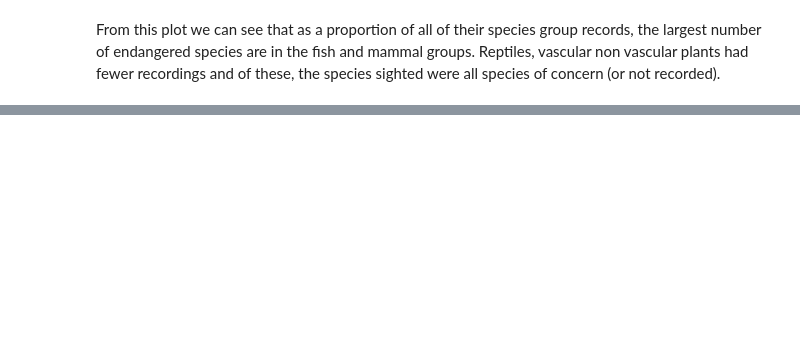
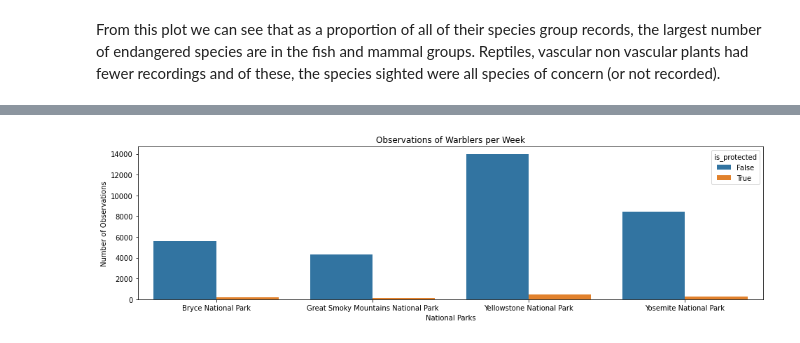
Before and after one commit to ctaylo-16/codecademy_data_science, a Jupyter notebook: biodiversity.ipynb, the cells around one changed output, grey strips where cells are left out. Saved outputs shown, nothing was run; the diff lists cells and outputs as text; code cells hidden in the pictures; blank space fills up the shorter version.

Commit message:
added in further filtering and looking at warblers

```diff
--- a/biodiversity.ipynb
+++ b/biodiversity.ipynb
@@ -122,0 +390,17 @@ print('The most frequently observed species overall was Lycopodium tristachyum,
+# %%
+#species['is_warbler'] = species.common_names.str.contains(r"\bWarbler\b", regex = True)
+species['is_warbler'] = species.common_names.str.contains("Warbler")
+species.sample(10)
+print(species.sort_values('is_warbler', ascending=False))
+species[species.is_warbler]
+warblers = species[species['is_warbler'] == True]
+print(warblers.common_names.nunique())
+
+
+warbler_observations = obs.merge(species[species.is_warbler])
+print(warbler_observations.head())
+
+
+protected_warblers = warbler_observations[warbler_observations['is_protected'] == True]
+print(protected_warblers)
+print(len(protected_warblers))
@@ -122,0 +427,4 @@ print('The most frequently observed species overall was Lycopodium tristachyum,
+# %%
+warbler_observations.groupby('park_name').observations.sum().reset_index()
+obs_by_park = warbler_observations.groupby(['park_name', 'is_protected']).observations.sum().reset_index()
+obs_by_park
@@ -122,0 +441,9 @@ print('The most frequently observed species overall was Lycopodium tristachyum,
+# %%
+plt.figure(figsize=(16, 4))
+sns.barplot(x=obs_by_park.park_name, y= obs_by_park.observations, hue=obs_by_park.is_protected)
+plt.xlabel('National Parks')
+plt.ylabel('Number of Observations')
+plt.title('Observations of Warblers per Week')
+plt.show()
+# %% [output]
+[figure, added]
```
Also changed, not shown: parts of 29 cells of this notebook.
